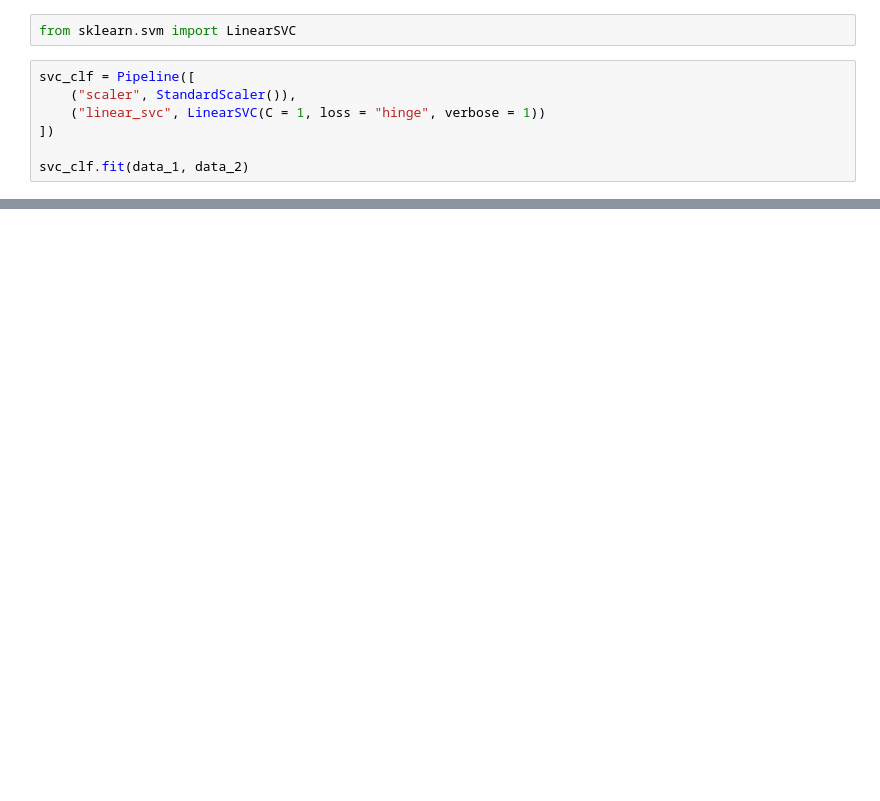
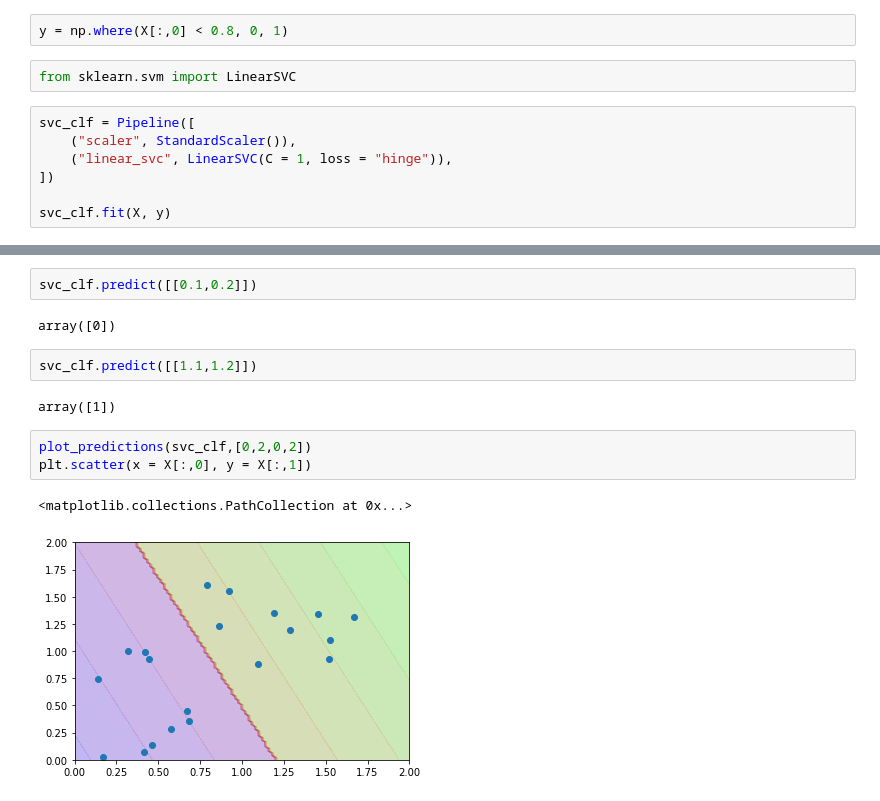
Before and after one commit to jmoro0408/scikit_learn, a Jupyter notebook: chapter_5/SVM.ipynb, the cells around one changed output, grey strips where cells are left out. Saved outputs shown, nothing was run; the diff lists cells and outputs as text; blank space fills up the shorter version.

```diff
--- a/chapter_5/SVM.ipynb
+++ b/chapter_5/SVM.ipynb
@@ -120,10 +124,12 @@ plt.scatter(x = data_2[:,0], y = data_2[:,1])
+# %%
+y = np.where(X[:,0] < 0.8, 0, 1)
 # %%
 from sklearn.svm import LinearSVC
 # %%
 svc_clf = Pipeline([
     ("scaler", StandardScaler()),
-    ("linear_svc", LinearSVC(C = 1, loss = "hinge", verbose = 1))
+    ("linear_svc", LinearSVC(C = 1, loss = "hinge")),
 ])
 
-svc_clf.fit(data_1, data_2)
+svc_clf.fit(X, y)
 # %% [output]
@@ -130,0 +138,14 @@ ValueError: y should be a 1d array, got an array of shape (10, 2) instead.
+# %%
+svc_clf.predict([[0.1,0.2]])
+# %% [output]
+array([0])
+# %%
+svc_clf.predict([[1.1,1.2]])
+# %% [output]
+array([1])
+# %%
+plot_predictions(svc_clf,[0,2,0,2])
+plt.scatter(x = X[:,0], y = X[:,1])
+# %% [output]
+<matplotlib.collections.PathCollection at 0x...>
+[figure, added]
```
Also changed, not shown: parts of 5 cells of this notebook.
